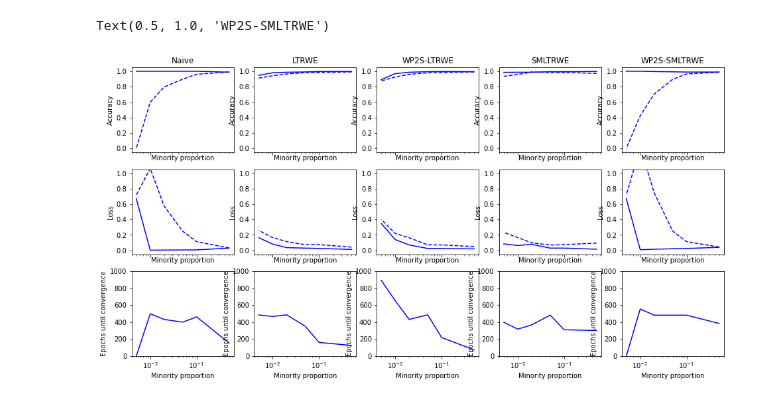
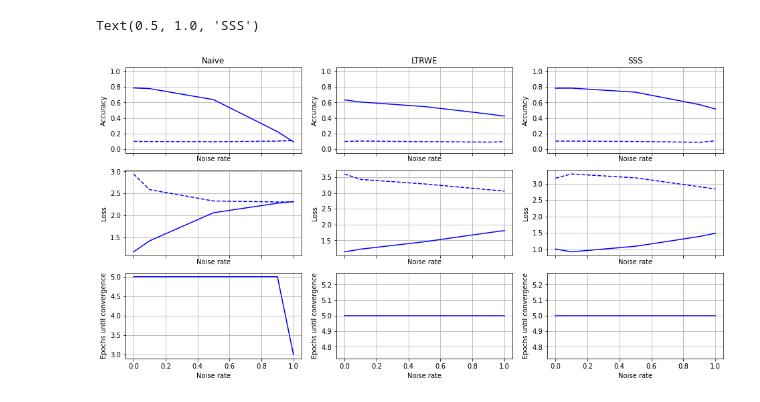
Before and after one commit to jimgammell/ece595ml_project, a Jupyter notebook: display_results.ipynb, the cells around one changed output. Saved outputs shown, nothing was run; the diff lists cells and outputs as text; code cells hidden in the pictures.

```diff
--- a/display_results.ipynb
+++ b/display_results.ipynb
@@ -5,3 +5,16 @@ from matplotlib import pyplot as plt
 import numpy as np
 
 results_path = os.path.join('.', 'results')
+naive_results = []
+ltrwe_results = []
+sss_results = []
+for idx in range(5):
+    with open(os.path.join(results_path, 'noisy_dataset_trial', 'results_MNIST_ltrwe_{}.pickle'.format(idx)), 'rb') as F:
+        ltrwe_results.append(pickle.load(F))
+    with open(os.path.join(results_path, 'noisy_dataset_trial', 'results_MNIST_naive_{}.pickle'.format(idx)), 'rb') as F:
+        naive_results.append(pickle.load(F))
+    with open(os.path.join(results_path, 'noisy_dataset_trial', 'results_MNIST_semi-self-supervised_{}.pickle'.format(idx)), 'rb') as F:
+        sss_results.append(pickle.load(F))
+print([k for k in ltrwe_results[0].keys()])
+print([k for k in naive_results[0].keys()])
+print([k for k in sss_results[0].keys()])
@@ -90,48 +83,47 @@ plot_performance_alone(smltrwe_results, probs, colors)
 # %%
-(fig, ax) = plt.subplots(3, 5, figsize=(16, 8), sharex=True)
+(fig, ax) = plt.subplots(3, 3, figsize=(16, 8), sharex=True)
 def plot_final_performance(dicts, probs, col):
     epochs = []
     majority_accuracy = []
     minority_accuracy = []
     majority_loss = []
     minority_loss = []
     for d in dicts:
-        x, y_min = d['test_minority_accuracy']
-        _, y_maj = d['test_majority_accuracy']
+        x, y_min = d['test_incorrect_accuracy']
+        _, y_maj = d['test_correct_accuracy']
         idx = np.argmax(y_min+y_maj)
         epochs.append(x[idx])
-        majority_accuracy.append(d['test_majority_accuracy'][1][idx])
-        minority_accuracy.append(d['test_minority_accuracy'][1][idx])
-        majority_loss.append(d['test_majority_loss'][1][idx])
-        minority_loss.append(d['test_minority_loss'][1][idx])
-    ax[0][col].plot(probs, majority_accuracy, linestyle='-', color='blue')
-    ax[0][col].plot(probs, minority_accuracy, linestyle='--', color='blue')
-    ax[1][col].plot(probs, majority_loss, linestyle='-', color='blue')
-    ax[1][col].plot(probs, minority_loss, linestyle='--', color='blue')
-    ax[2][col].plot(probs, epochs, linestyle='-', color='blue')
-    ax[0][col].set_xlabel('Minority proportion')
-    ax[1][col].set_xlabel('Minority proportion')
-    ax[2][col].set_xlabel('Minority proportion')
+        majority_accuracy.append(d['test_correct_accuracy'][1][idx])
+        minority_accuracy.append(d['test_incorrect_accuracy'][1][idx])
+        majority_loss.append(d['test_correct_loss'][1][idx])
+        minority_loss.append(d['test_incorrect_loss'][1][idx])
+    ax[0][col].plot(error_rates, majority_accuracy, linestyle='-', color='blue')
+    ax[0][col].plot(error_rates, minority_accuracy, linestyle='--', color='blue')
+    ax[1][col].plot(error_rates, majority_loss, linestyle='-', color='blue')
+    ax[1][col].plot(error_rates, minority_loss, linestyle='--', color='blue')
+    ax[2][col].plot(error_rates, epochs, linestyle='-', color='blue')
+    ax[0][col].set_xlabel('Noise rate')
+    ax[1][col].set_xlabel('Noise rate')
+    ax[2][col].set_xlabel('Noise rate')
     ax[0][col].set_ylabel('Accuracy')
     ax[1][col].set_ylabel('Loss')
     ax[2][col].set_ylabel('Epochs until convergence')
-    ax[0][col].set_xscale('log')
-    ax[1][col].set_xscale('log')
-    ax[2][col].set_xscale('log')
+    ax[0][col].grid(True)
+    ax[1][col].grid(True)
+    ax[2][col].grid(True)
+    #ax[0][col].set_xscale('log')
+    #ax[1][col].set_xscale('log')
+    #ax[2][col].set_xscale('log')
     ax[0][col].set_ylim(-.05, 1.05)
-    ax[1][col].set_ylim(-.05, 1.05)
-    ax[2][col].set_ylim(0, 1000)
-plot_final_performance(naive_results, probs, 0)
-plot_final_performance(ltrwe_results, probs, 1)
-plot_final_performance(wp2s_ltrwe_results, probs, 2)
-plot_final_performance(smltrwe_results, probs, 3)
-plot_final_performance(wp2s_smltrwe_results, probs, 4)
+    #ax[1][col].set_ylim(-.05, 1.05)
+    #ax[2][col].set_ylim(0, 1000)
+plot_final_performance(naive_results, error_rates, 0)
+plot_final_performance(ltrwe_results, error_rates, 1)
+plot_final_performance(sss_results, error_rates, 2)
 ax[0][0].set_title('Naive')
 ax[0][1].set_title('LTRWE')
-ax[0][2].set_title('WP2S-LTRWE')
-ax[0][3].set_title('SMLTRWE')
-ax[0][4].set_title('WP2S-SMLTRWE')
+ax[0][2].set_title('SSS')
 # %% [output]
-Text(0.5, 1.0, 'WP2S-SMLTRWE')
+Text(0.5, 1.0, 'SSS')
-[figure, old version]
+[figure, new version]
 # %%
```
Also changed, not shown: parts of 5 cells of this notebook, 19 other files.
